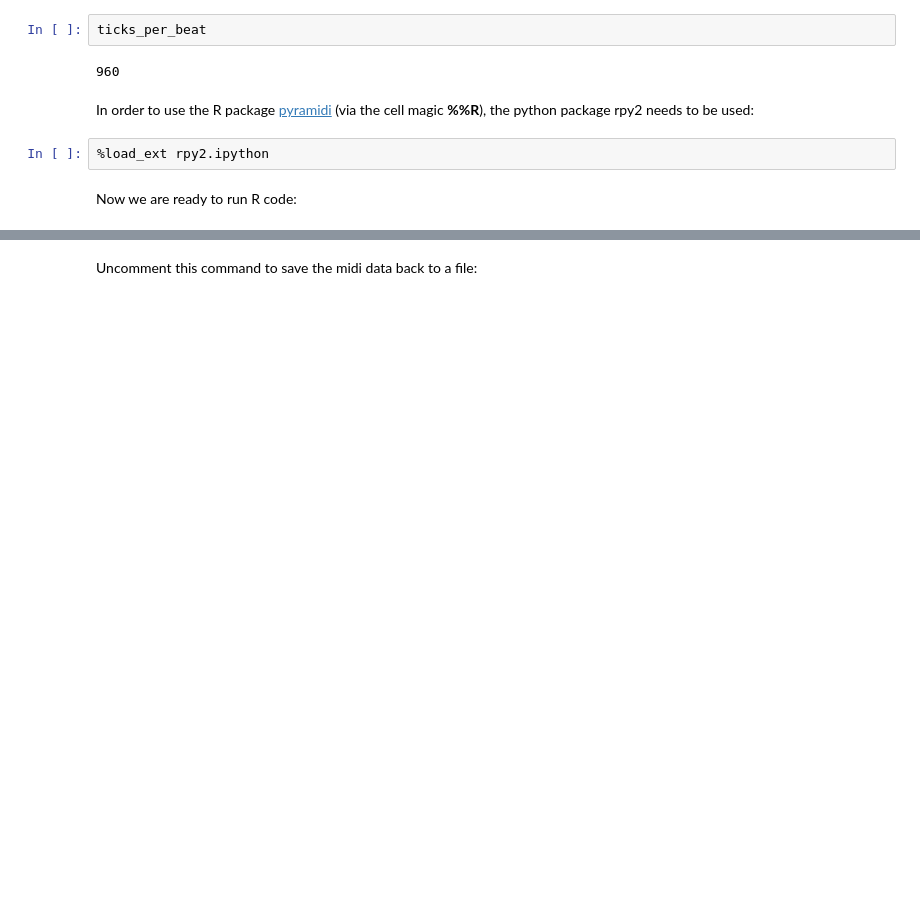
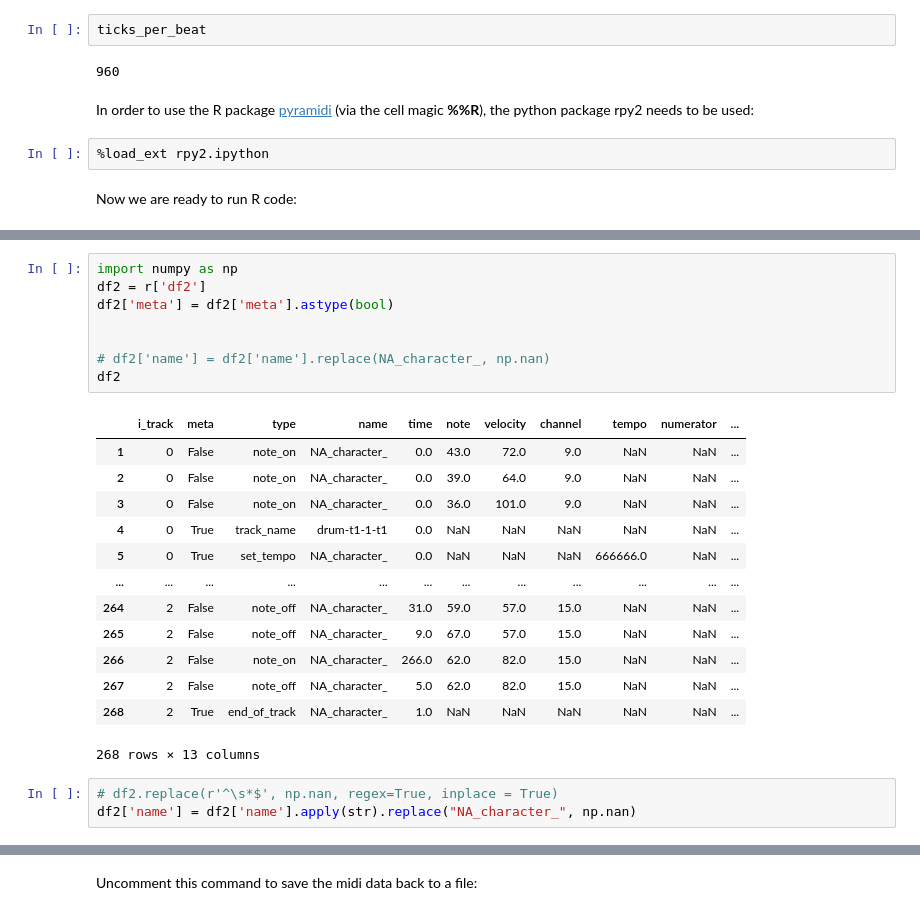
Before and after one commit to urswilke/miditapyr, a Jupyter notebook: notebooks/pyramidi_integration.ipynb, the cells around one changed output, grey strips where cells are left out. Drawn from its saved outputs; the diff is of its cells as text; blank space fills up the shorter version.

Commit message:
replace old notebook

```diff
--- a/notebooks/pyramidi_integration.ipynb
+++ b/notebooks/pyramidi_integration.ipynb
@@ -122,0 +196,25 @@ alt.Chart(df_notes_wide).mark_bar().encode(
+# %%
+import numpy as np
+df2 = r['df2']
+df2['meta'] = df2['meta'].astype(bool)
+
+
+# df2['name'] = df2['name'].replace(NA_character_, np.nan)
+df2
+# %% [output]
+|  | i_track | meta | type | name | time | note | velocity | channel | tempo | numerator | ... |
+| 1 | 0 | False | note_on | NA_character_ | 0.0 | 43.0 | 72.0 | 9.0 | NaN | NaN | ... |
+| 2 | 0 | False | note_on | NA_character_ | 0.0 | 39.0 | 64.0 | 9.0 | NaN | NaN | ... |
+| 3 | 0 | False | note_on | NA_character_ | 0.0 | 36.0 | 101.0 | 9.0 | NaN | NaN | ... |
+| 4 | 0 | True | track_name | drum-t1-1-t1 | 0.0 | NaN | NaN | NaN | NaN | NaN | ... |
+| 5 | 0 | True | set_tempo | NA_character_ | 0.0 | NaN | NaN | NaN | 666666.0 | NaN | ... |
+| ... | ... | ... | ... | ... | ... | ... | ... | ... | ... | ... | ... |
+| 264 | 2 | False | note_off | NA_character_ | 31.0 | 59.0 | 57.0 | 15.0 | NaN | NaN | ... |
+| 265 | 2 | False | note_off | NA_character_ | 9.0 | 67.0 | 57.0 | 15.0 | NaN | NaN | ... |
+| 266 | 2 | False | note_on | NA_character_ | 266.0 | 62.0 | 82.0 | 15.0 | NaN | NaN | ... |
+| 267 | 2 | False | note_off | NA_character_ | 5.0 | 62.0 | 82.0 | 15.0 | NaN | NaN | ... |
+| 268 | 2 | True | end_of_track | NA_character_ | 1.0 | NaN | NaN | NaN | NaN | NaN | ... |
+268 rows × 13 columns
+# %%
+# df2.replace(r'^\s*$', np.nan, regex=True, inplace = True)
+df2['name'] = df2['name'].apply(str).replace("NA_character_", np.nan)
```
Also changed, not shown: parts of 20 cells of this notebook, 1 other file.
